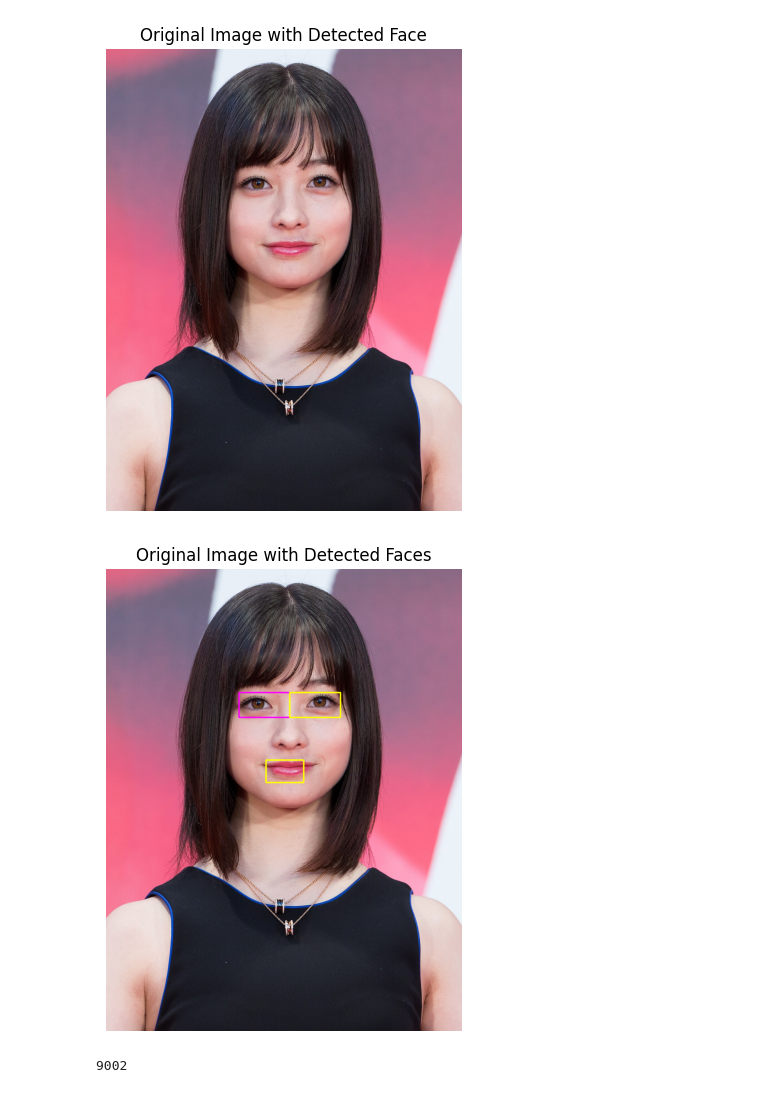
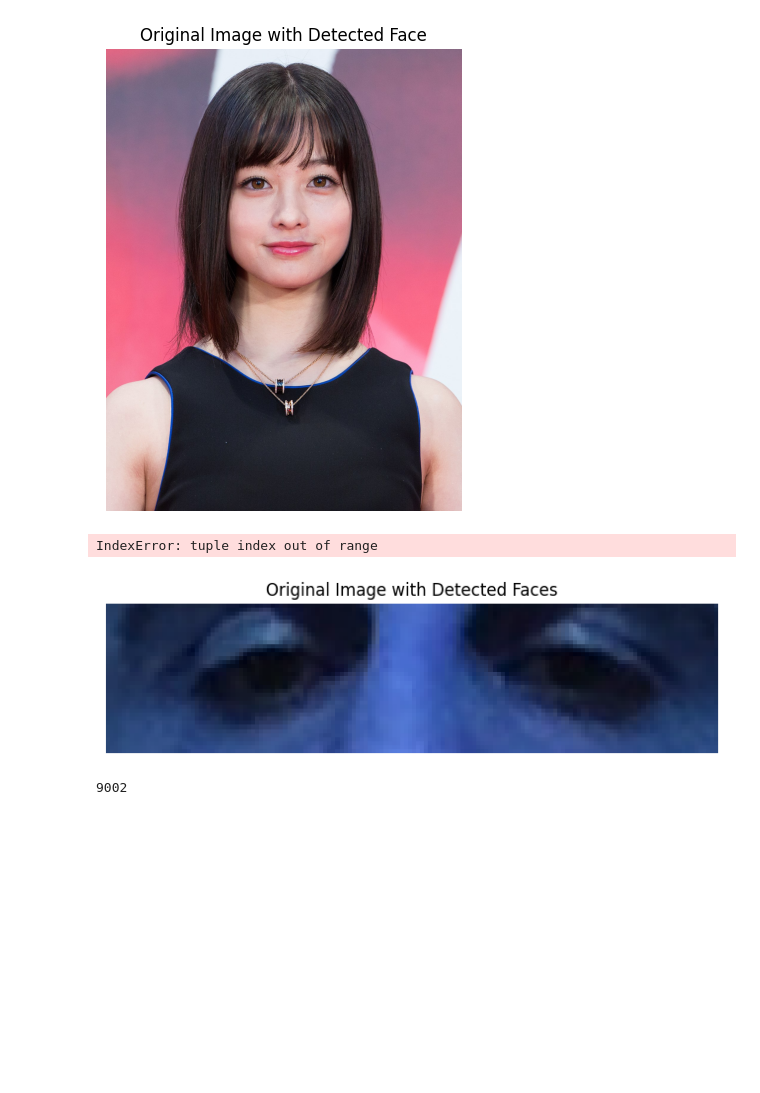
Before and after one commit to PLWEP/Comvis-Drowsy, a Jupyter notebook: prepro gambar/haarcascade_image.ipynb, the cells around one changed output. Drawn from its saved outputs; the diff is of its cells as text; code cells hidden in the pictures; blank space fills up the shorter version.

```diff
--- a/prepro gambar/haarcascade_image.ipynb
+++ b/prepro gambar/haarcascade_image.ipynb
@@ -7,10 +8,10 @@ import shutil
 # %%
 # Load Haar Cascade classifier for face detection
-eyes = cv2.CascadeClassifier(r'github\utils\two_eyes_big.xml')
-mouth = cv2.CascadeClassifier(r'github\utils\mouth.xml')
+eyes = cv2.CascadeClassifier(r'..\utils\two_eyes_small.xml')
+mouth = cv2.CascadeClassifier(r'..\utils\mouth.xml')
 
 # Load the input image
-img_path = 'test.jpg'
+img_path = '../../test.jpg'
 img = cv2.imread(img_path)
 
 # Convert the image to grayscale (required for face detection)
@@ -33,7 +34,7 @@ x_mouth, y_mouth, w_mouth, h_mouth = mouth_detect[0]
 
 # Draw a rectangle around the detected face
 # cv2.circle(img, (x, y), 5, (255, 0, 0), 5)
-cv2.rectangle(img, (x_eyes, y_eyes), (x_eyes + w_eyes, y_eyes + h_eyes), (255, 255, 0), 4)#beri rectangle dan beri overlap sebesar 5
+cv2.rectangle(img, (x_eyes-10, y_eyes-10), (x_eyes+10 + w_eyes, y_eyes+10 + h_eyes), (255, 255, 0), 4)#beri rectangle dan beri overlap sebesar 5
 cv2.rectangle(img, (x_eyes, y_eyes), (x_eyes + int(w_eyes/2), y_eyes + h_eyes), (255, 0, 255), 4)#beri rectangle dan beri overlap sebesar 5
 cv2.rectangle(img, (x_eyes + int(w_eyes/2), y_eyes), (x_eyes + w_eyes, y_eyes + h_eyes), (0, 255, 255), 4)#beri rectangle dan beri overlap sebesar 5
 cv2.rectangle(img, (x_mouth, y_mouth), (x_mouth + w_mouth, y_mouth + h_mouth), (0, 255, 255), 4)#beri rectangle dan beri overlap sebesar 5
@@ -46,7 +47,7 @@ plt.axis('off')
 plt.show()
 # %% [output]
 [figure]
-[figure, removed]
+IndexError: tuple index out of range
 # %%
 """
 Label
@@ -74,4 +75,42 @@ def copy(src, dst):
     if os.path.isdir(dst):
         dst = os.path.join(dst, os.path.basename(src))
     shutil.copyfile(src, dst)
+# %%
+## Experiment 2
+
+# Load Haar Cascade classifier for face detection
+eyes = cv2.CascadeClassifier(r'..\utils\two_eyes_big.xml')
+
+img_path = os.path.join('../../sample/A0001.png')
+img = cv2.imread(img_path)
+image_height, image_width, _ = img.shape
+
+# Convert the image to grayscale (required for face detection)
+gray = cv2.cvtColor(img, cv2.COLOR_BGR2GRAY)
+
+# Detect faces in the image using the face_cascade
+eyes_detect = eyes.detectMultiScale(gray, scaleFactor=1.5, minNeighbors=3)
+
+# Draw bounding boxes around the detected faces and display the image
+x_eyes, y_eyes, w_eyes, h_eyes = eyes_detect[len(eyes_detect)-1]
+
+normalized_cx_eyes, normalized_cy_eyes, normalized_bw_eyes, normalized_bh_eyes = toYolo(x_eyes, y_eyes, w_eyes, h_eyes, image_width, image_height)
+
+x, y, w, h = float(normalized_cx_eyes), float(normalized_cy_eyes), float(normalized_bw_eyes), float(normalized_bh_eyes)
+
+# Hitung koordinat sudut kiri atas dan kanan bawah bounding box
+x1 = int((x - w / 2) * img.shape[1])
+y1 = int((y - h / 2) * img.shape[0])
+x2 = int((x + w / 2) * img.shape[1])
+y2 = int((y + h / 2) * img.shape[0])
+
+roi = img[y1:y2, x1:x2]
+
+plt.figure(figsize=(8, 6))
+plt.imshow(roi)
+plt.title('Original Image with Detected Faces')
+plt.axis('off')
+plt.show()
+# %% [output]
+[figure, added]
 # %%
```
Also changed, not shown: parts of 3 cells of this notebook, 9 other files.
